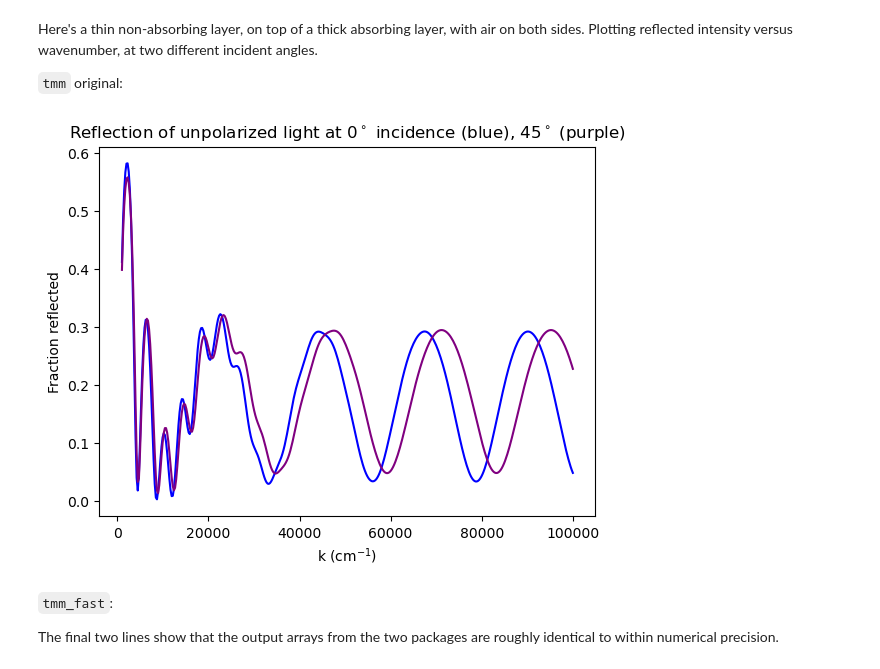
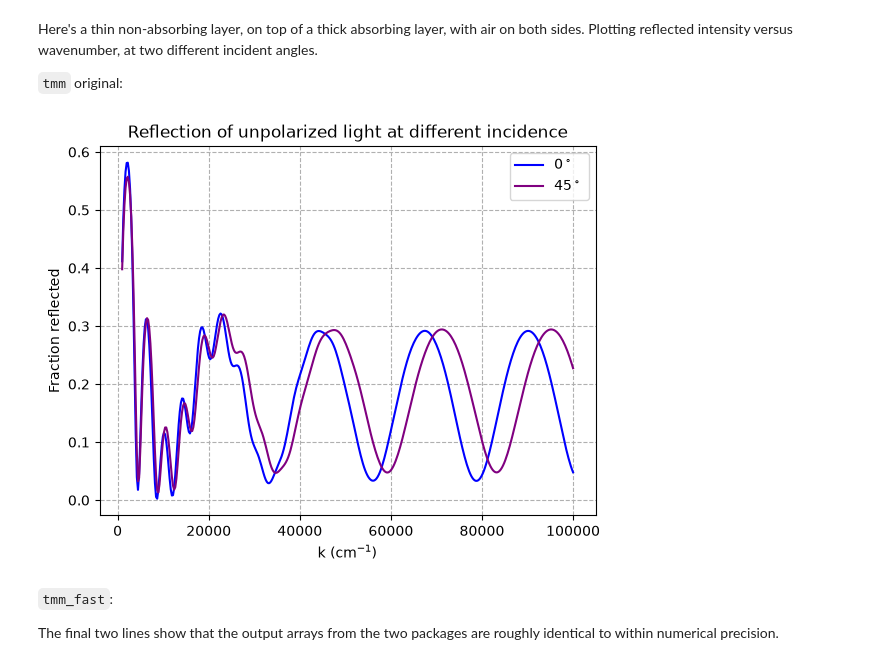
Before and after one commit to MLResearchAtOSRAM/tmm_fast, a Jupyter notebook: examples/examples_tmm_migration_fast.ipynb, the cells around one changed output. Saved outputs shown, nothing was run; the diff lists cells and outputs as text; code cells hidden in the pictures.

```diff
--- a/examples/examples_tmm_migration_fast.ipynb
+++ b/examples/examples_tmm_migration_fast.ipynb
@@ -54,13 +53,17 @@ for k in ks:
 kcm = ks * 1e7 #ks in cm^-1 rather than nm^-1
 # %%
 plt.figure()
-plt.plot(kcm,Rnorm,'blue',kcm,R45,'purple')
+plt.plot(kcm,Rnorm,'blue', label=r"0$^\circ$")
+plt.plot(kcm,R45,'purple', label=r"45$^\circ$")
+
 plt.xlabel(r'k (cm$^{-1}$)')
 plt.ylabel('Fraction reflected')
-plt.title(r'Reflection of unpolarized light at 0$^\circ$ incidence (blue), '
-            r'45$^\circ$ (purple)');
+plt.title(r'Reflection of unpolarized light at different incidence')
+plt.grid(ls='--')
+plt.legend()
+plt.show()
 # %% [output]
-[figure, old version]
+[figure, new version]
 # %% [markdown]
 `tmm_fast`:
 
```
Also changed, not shown: parts of 3 cells of this notebook, 4 other files.
